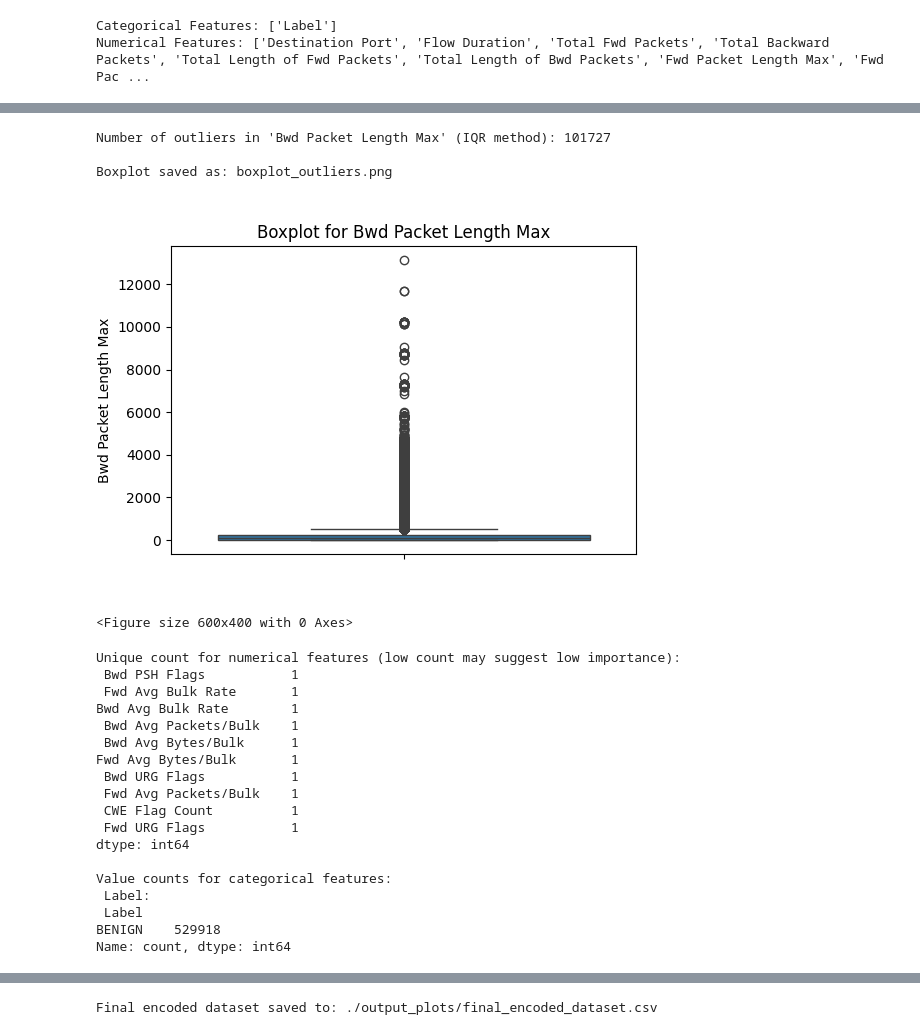
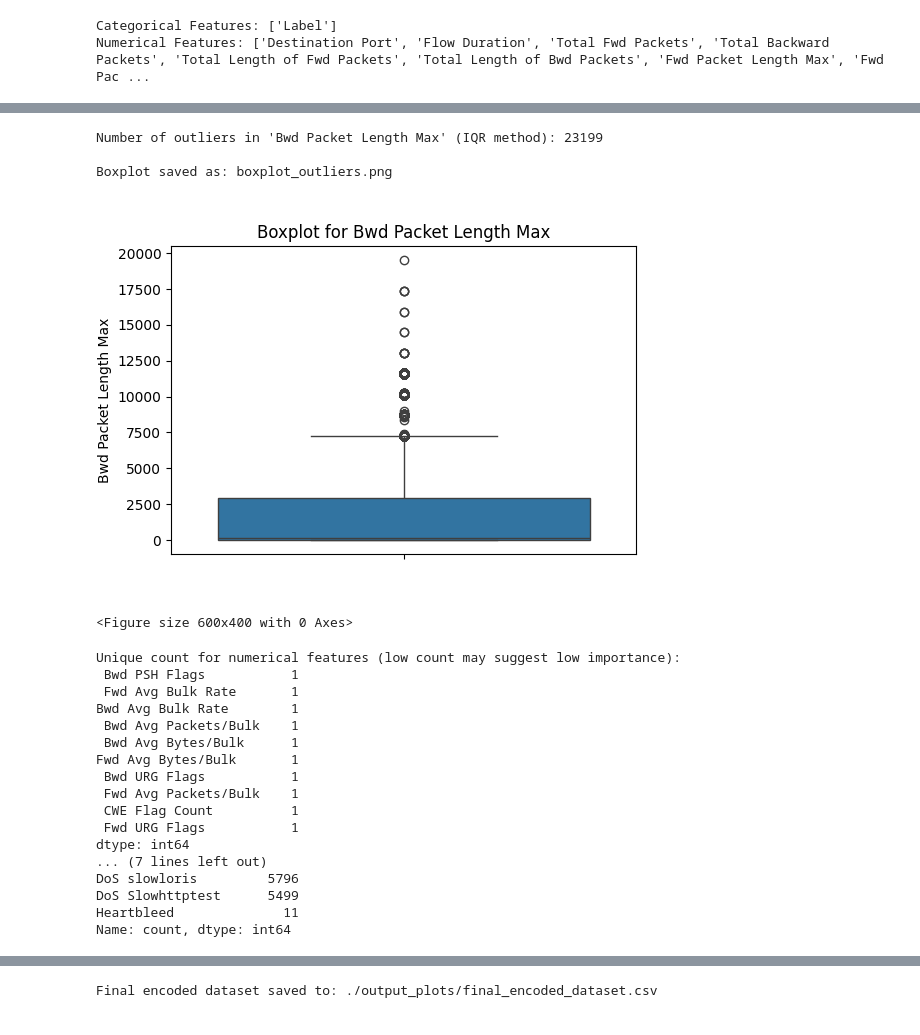
Before and after one commit to SentineNet-AI-SpringBoard/SentinelNet-AI, a Jupyter notebook: SentinelNet_Ai.ipynb, the cells around one changed output, grey strips where cells are left out. Cells and saved outputs as stored; diff of their text form; code cells hidden in the pictures.

```diff
--- a/SentinelNet_Ai.ipynb
+++ b/SentinelNet_Ai.ipynb
@@ -166,38 +194,38 @@ import matplotlib.pyplot as plt
 import seaborn as sns
 from IPython.display import Image, display
 
-file_path = '/content/drive/MyDrive/Monday-WorkingHours.pcap_ISCX.csv'
+file_path = '/content/drive/MyDrive/Wednesday-workingHours.pcap_ISCX.csv'
 df = pd.read_csv(file_path)
 ### These lines find the values that divide your data into quarters.
 outlier_col = 'Bwd Packet Length Max'
 if outlier_col in df.columns:
   ### is the value where 25% of the data is below it,
     Q1 = df[outlier_col].quantile(0.25)
     ### is where 75% of the data is below it.
     Q3 = df[outlier_col].quantile(0.75)
     IQR = Q3 - Q1
     lower_bound = Q1 - 1.5 * IQR
     upper_bound = Q3 + 1.5 * IQR
     ###  outliers_iqr = df[(df[outlier_col] < lower_bound) | (df[outlier_col] > upper_bound)]
     outliers_iqr = df[(df[outlier_col] < lower_bound) | (df[outlier_col] > upper_bound)]
     print(f"\nNumber of outliers in '{outlier_col}' (IQR method): {len(outliers_iqr)}")
     ### These lines create a boxplot to visually show the distribution of data and highlight potential outliers, then save the plot as an image file.
     plt.figure(figsize=(6, 4))
     sns.boxplot(y=df[outlier_col])
     plt.title(f'Boxplot for {outlier_col}')
     plt.savefig('boxplot_outliers.png')
     plt.clf()
     print(f"\nBoxplot saved as: boxplot_outliers.png")
 
     # Display the saved boxplot image
     display(Image('boxplot_outliers.png'))
 else:
     print(f"\nColumn '{outlier_col}' not found for outlier check.")
 # %% [output]
-Number of outliers in 'Bwd Packet Length Max' (IQR method): 101727
+Number of outliers in 'Bwd Packet Length Max' (IQR method): 23199
 
 Boxplot saved as: boxplot_outliers.png
-[figure, old version]
+[figure, new version]
 <Figure size 600x400 with 0 Axes>
 # %%
 # ==========================================================
@@ -209,7 +237,7 @@ import matplotlib.pyplot as plt
 import seaborn as sns
 from IPython.display import Image, display
 
-file_path = '/content/drive/MyDrive/Monday-WorkingHours.pcap_ISCX.csv'
+file_path = '/content/drive/MyDrive/Wednesday-workingHours.pcap_ISCX.csv'
 df = pd.read_csv(file_path)
 ## These lines help you find which columns have numbers and which have text in your data.
 numerical_features = df.select_dtypes(include=['int64', 'float64']).columns
@@ -236,11 +264,10 @@ Fwd Avg Bytes/Bulk       1
  CWE Flag Count          1
  Fwd URG Flags           1
 dtype: int64
-
-Value counts for categorical features:
- Label:
- Label
-BENIGN    529918
+... (7 lines left out)
+DoS slowloris         5796
+DoS Slowhttptest      5499
+Heartbleed              11
 Name: count, dtype: int64
 # %%
 # ==========================================================
```
Also changed, not shown: parts of 14 cells of this notebook.
